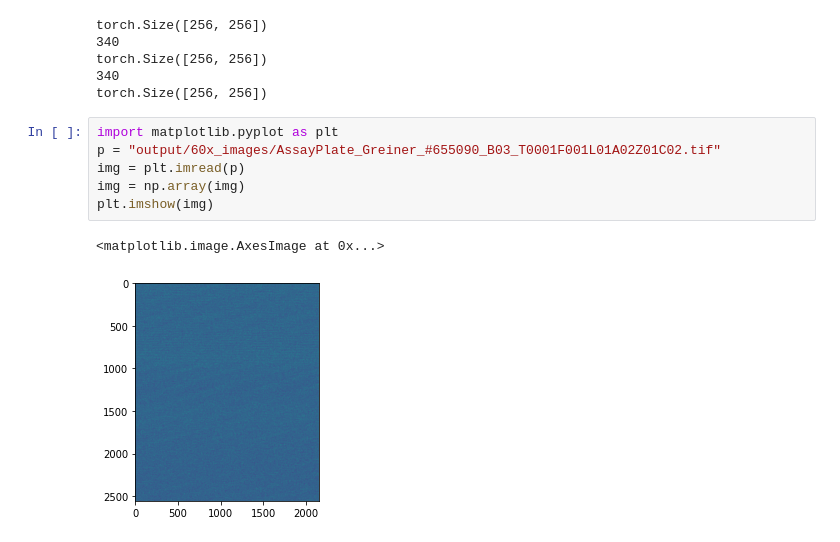
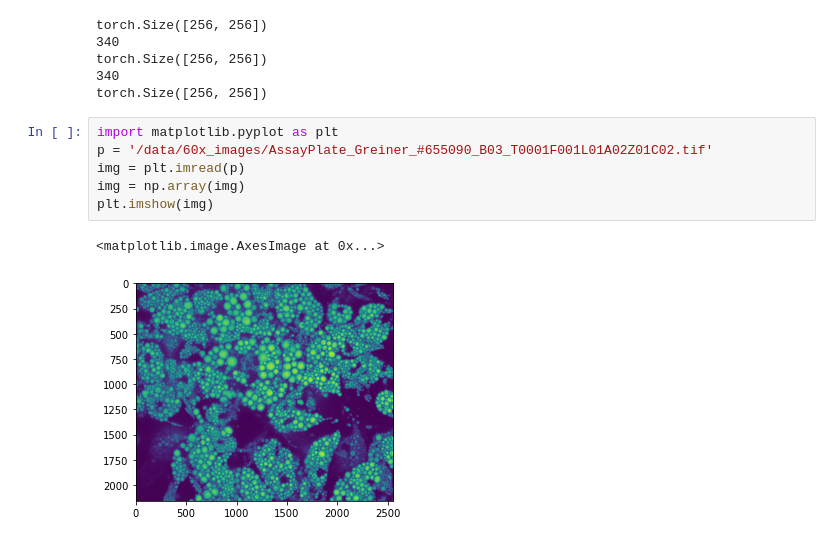
Before and after one commit to aidotse/Team-Yenomze, a Jupyter notebook: TestNotebook.ipynb, the cells around one changed output. Drawn from its saved outputs; the diff is of its cells as text.

```diff
--- a/TestNotebook.ipynb
+++ b/TestNotebook.ipynb
@@ -152,10 +206,10 @@ torch.Size([256, 256])
 torch.Size([256, 256])
 # %%
 import matplotlib.pyplot as plt
-p = "output/60x_images/AssayPlate_Greiner_#655090_B03_T0001F001L01A02Z01C02.tif"
+p = '/data/60x_images/AssayPlate_Greiner_#655090_B03_T0001F001L01A02Z01C02.tif'
 img = plt.imread(p)
 img = np.array(img)
 plt.imshow(img)
 # %% [output]
 <matplotlib.image.AxesImage at 0x...>
-[figure, old version]
+[figure, new version]
```
Also changed, not shown: parts of 33 cells of this notebook, 4 other files.
